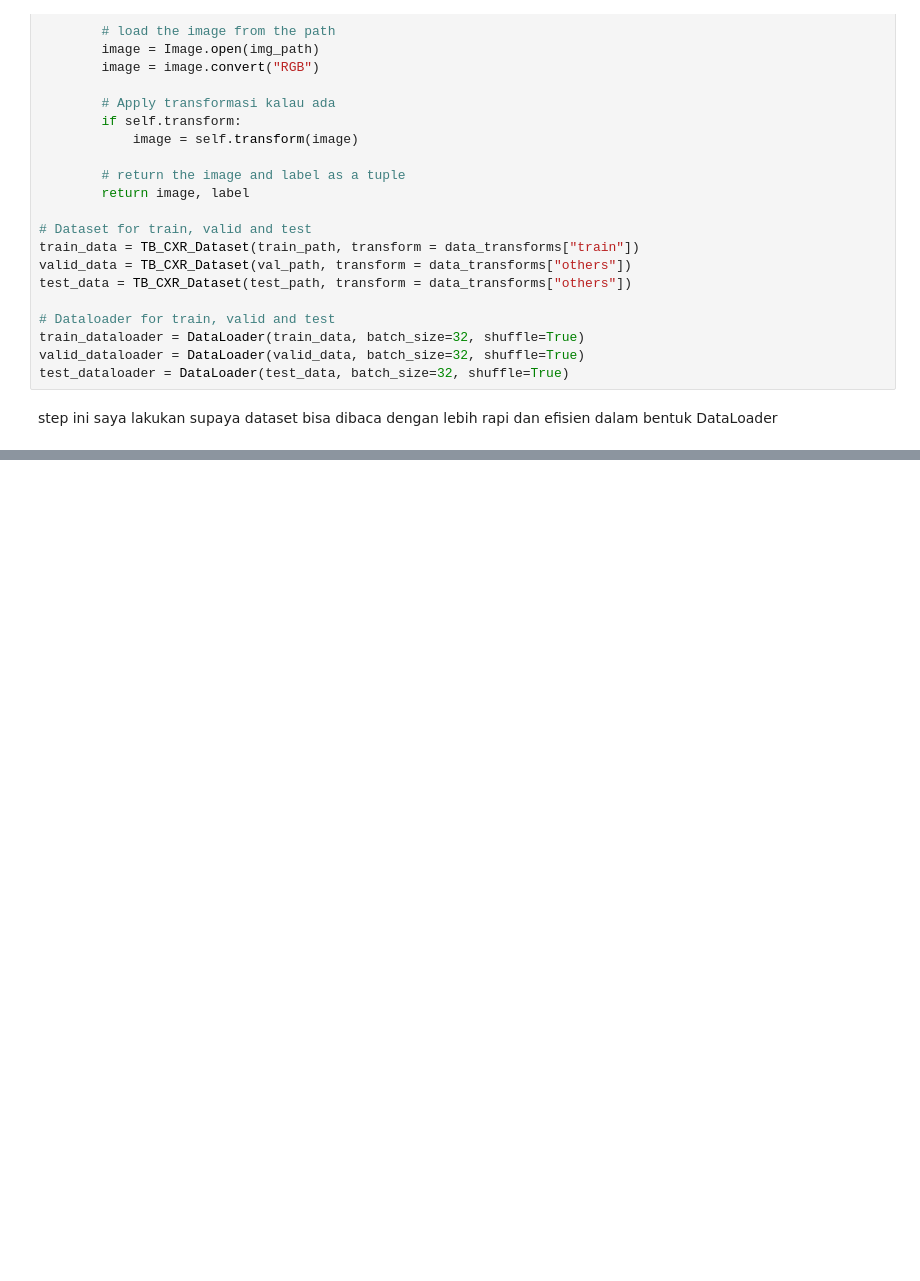
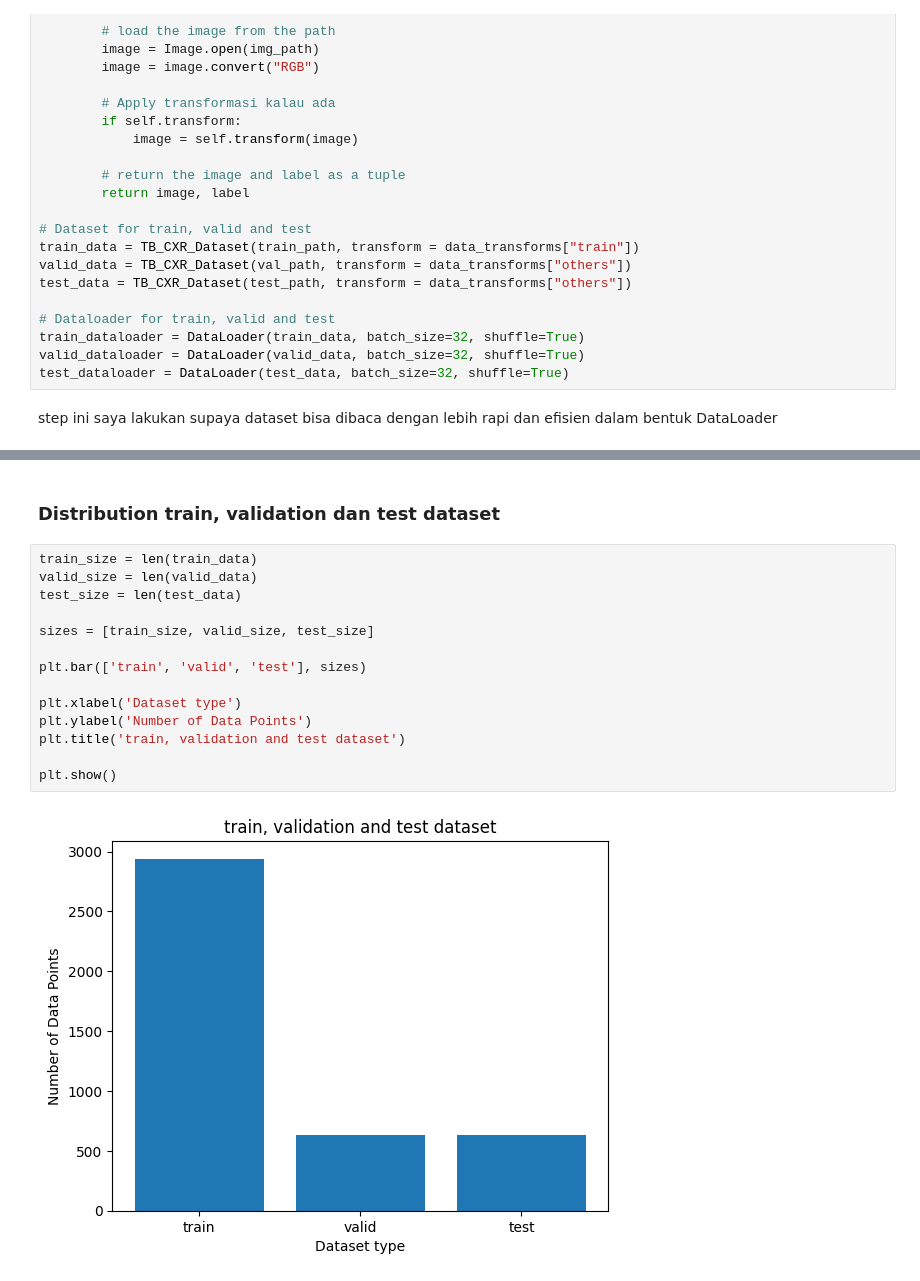
Before and after one commit to covryzne/tbc-detection-skripsi, a Jupyter notebook: tbc_detection_skripsi_netebook.ipynb, the cells around one changed output, grey strips where cells are left out. Cells and saved outputs as stored; diff of their text form; blank space fills up the shorter version.

```diff
--- a/tbc_detection_skripsi_netebook.ipynb
+++ b/tbc_detection_skripsi_netebook.ipynb
@@ -436,0 +457,18 @@ step ini saya lakukan supaya dataset bisa dibaca dengan lebih rapi dan efisien d
+# %% [markdown]
+### **Distribution train, validation dan test dataset**
+# %%
+train_size = len(train_data)
+valid_size = len(valid_data)
+test_size = len(test_data)
+
+sizes = [train_size, valid_size, test_size]
+
+plt.bar(['train', 'valid', 'test'], sizes)
+
+plt.xlabel('Dataset type')
+plt.ylabel('Number of Data Points')
+plt.title('train, validation and test dataset')
+
+plt.show()
+# %% [output]
+[figure, added]
```
Also changed, not shown: parts of 5 cells of this notebook.
